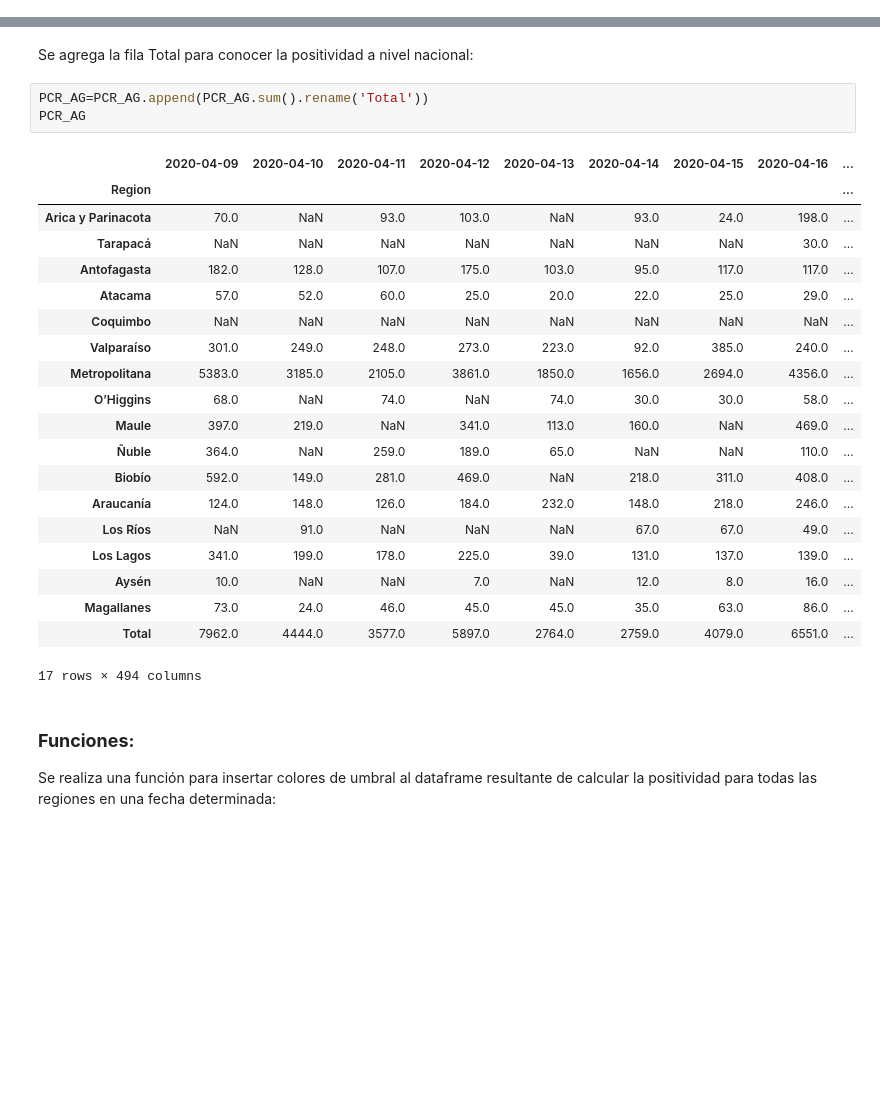
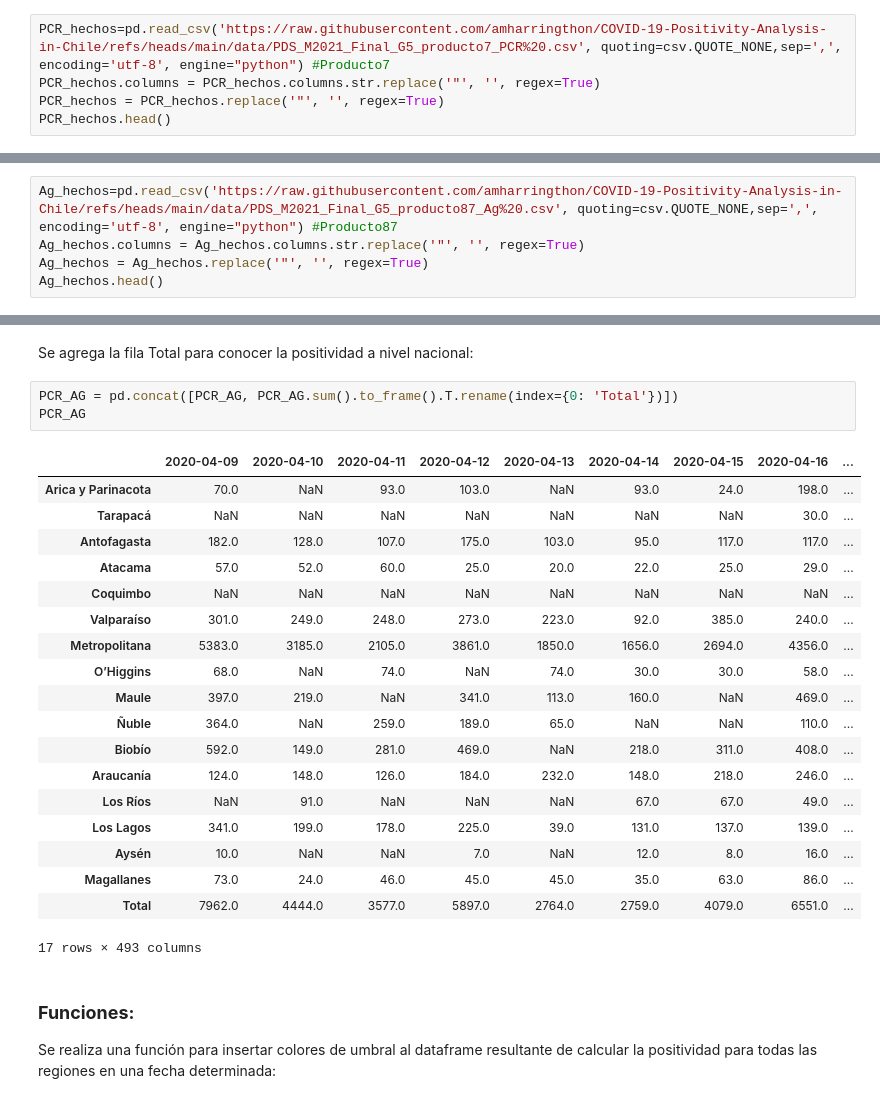
Before and after one commit to amharringthon/COVID-19-Positivity-Analysis-in-Chile, a Jupyter notebook: PDS_M2021_Final_G5.ipynb, the cells around one changed output, grey strips where cells are left out. Drawn from its saved outputs; the diff is of its cells as text; blank space fills up the shorter version.

```diff
--- a/PDS_M2021_Final_G5.ipynb
+++ b/PDS_M2021_Final_G5.ipynb
@@ -93,0 +67,5 @@ Ag_hechos.head()
+# %%
+PCR_hechos=pd.read_csv('https://raw.githubusercontent.com/amharringthon/COVID-19-Positivity-Analysis-in-Chile/refs/heads/main/data/PDS_M2021_Final_G5_producto7_PCR%20.csv', quoting=csv.QUOTE_NONE,sep=',', encoding='utf-8', engine="python") #Producto7
+PCR_hechos.columns = PCR_hechos.columns.str.replace('"', '', regex=True)
+PCR_hechos = PCR_hechos.replace('"', '', regex=True)
+PCR_hechos.head()
@@ -93,0 +80,5 @@ Ag_hechos.head()
+# %%
+Ag_hechos=pd.read_csv('https://raw.githubusercontent.com/amharringthon/COVID-19-Positivity-Analysis-in-Chile/refs/heads/main/data/PDS_M2021_Final_G5_producto87_Ag%20.csv', quoting=csv.QUOTE_NONE,sep=',', encoding='utf-8', engine="python") #Producto87
+Ag_hechos.columns = Ag_hechos.columns.str.replace('"', '', regex=True)
+Ag_hechos = Ag_hechos.replace('"', '', regex=True)
+Ag_hechos.head()
@@ -137,11 +177,10 @@ PCR_AG=PCR_hechos.loc[:,"2020-04-09":"2021-06-04"].merge(AgPCR, how='inner' ,on=
 # %% [markdown]
 Se agrega la fila Total para conocer la positividad a nivel nacional:
 # %%
-PCR_AG=PCR_AG.append(PCR_AG.sum().rename('Total'))
+PCR_AG = pd.concat([PCR_AG, PCR_AG.sum().to_frame().T.rename(index={0: 'Total'})])
 PCR_AG
 # %% [output]
 |  | 2020-04-09 | 2020-04-10 | 2020-04-11 | 2020-04-12 | 2020-04-13 | 2020-04-14 | 2020-04-15 | 2020-04-16 | ... |
-| Region |  |  |  |  |  |  |  |  | ... |
 | Arica y Parinacota | 70.0 | NaN | 93.0 | 103.0 | NaN | 93.0 | 24.0 | 198.0 | ... |
 | Tarapacá | NaN | NaN | NaN | NaN | NaN | NaN | NaN | 30.0 | ... |
 | Antofagasta | 182.0 | 128.0 | 107.0 | 175.0 | 103.0 | 95.0 | 117.0 | 117.0 | ... |
@@ -159,7 +198,7 @@ PCR_AG
 | Aysén | 10.0 | NaN | NaN | 7.0 | NaN | 12.0 | 8.0 | 16.0 | ... |
 | Magallanes | 73.0 | 24.0 | 46.0 | 45.0 | 45.0 | 35.0 | 63.0 | 86.0 | ... |
 | Total | 7962.0 | 4444.0 | 3577.0 | 5897.0 | 2764.0 | 2759.0 | 4079.0 | 6551.0 | ... |
-17 rows × 494 columns
+17 rows × 493 columns
 # %% [markdown]
 ### **Funciones:**
 
```
Also changed, not shown: parts of 19 cells of this notebook.
